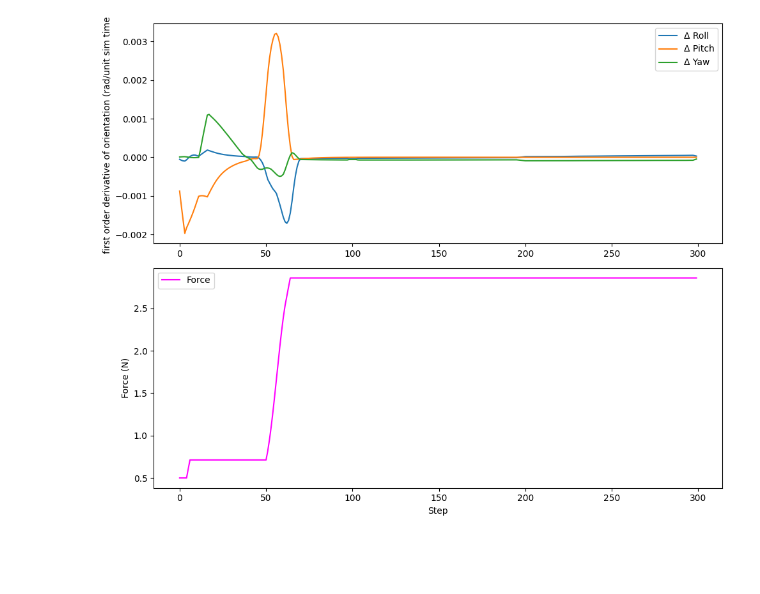
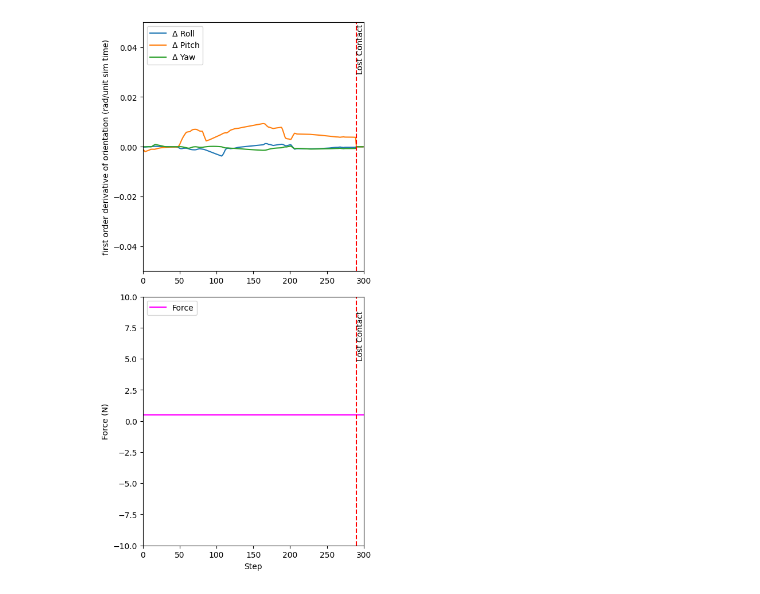
Before and after one commit to arehman1806/minf2_dissertation, a Jupyter notebook: results/pick/modify_figs.ipynb, the cells around one changed output. Saved outputs shown, nothing was run; the diff lists cells and outputs as text; code cells hidden in the pictures; blank space fills up the shorter version.

```diff
--- a/results/pick/modify_figs.ipynb
+++ b/results/pick/modify_figs.ipynb
@@ -1,34 +1,44 @@
 # %%
 import pandas as pd
 import matplotlib.pyplot as plt
 
 # Load the data from a CSV file
-data_path = './rotational_slip_adaptive_data.csv'  # Replace with your actual file path
+data_path = './old_rotational_slip_constant_data.csv'  # Replace with your actual file path
 df = pd.read_csv(data_path)
+df.loc[df['Step'] >= 290, ['Delta Roll', 'Delta Pitch', 'Delta Yaw']] = 0
 
 # Plotting
-fig, (ax1, ax2) = plt.subplots(2, 1, figsize=(10, 8))
+fig, (ax1, ax2) = plt.subplots(2, 1, figsize=(5, 10))
 
 # First plot for Delta Roll, Delta Pitch, and Delta Yaw
 ax1.plot(df['Step'], df['Delta Roll'], label='Δ Roll')
 ax1.plot(df['Step'], df['Delta Pitch'], label='Δ Pitch')
 ax1.plot(df['Step'], df['Delta Yaw'], label='Δ Yaw')
 ax1.set_ylabel('first order derivative of orientation (rad/unit sim time)')
 ax1.legend()
+ax1.set_ylim(-0.05, 0.05)
+ax1.set_xlim(0, 300)
+ax1.axvline(x=290, color='r', linestyle='--')
+ax1.text(290, 0.03, 'Lost Contact', rotation=90)
+
 
 # Second plot for Force
 ax2.plot(df['Step'], df['Force'], label='Force', color='magenta')
 ax2.set_xlabel('Step')
 ax2.set_ylabel('Force (N)')
+ax2.set_ylim(-10, 10)
+ax2.set_xlim(0, 300)
+ax2.axvline(x=290, color='r', linestyle='--')
+ax2.text(290, 5, 'Lost Contact', rotation=90)
 ax2.legend()
 
 # Adjust layout to prevent overlap and ensure labels are displayed correctly
 plt.tight_layout()
 
 # Save the modified plot
-plt.savefig('modified_plot.png')
+plt.savefig('modified_rotational_slip_constant_plot.png')
 
 # Show the plot
 plt.show()
 # %% [output]
-[figure, old version]
+[figure, new version]
```
Also changed, not shown: 42 other files.
